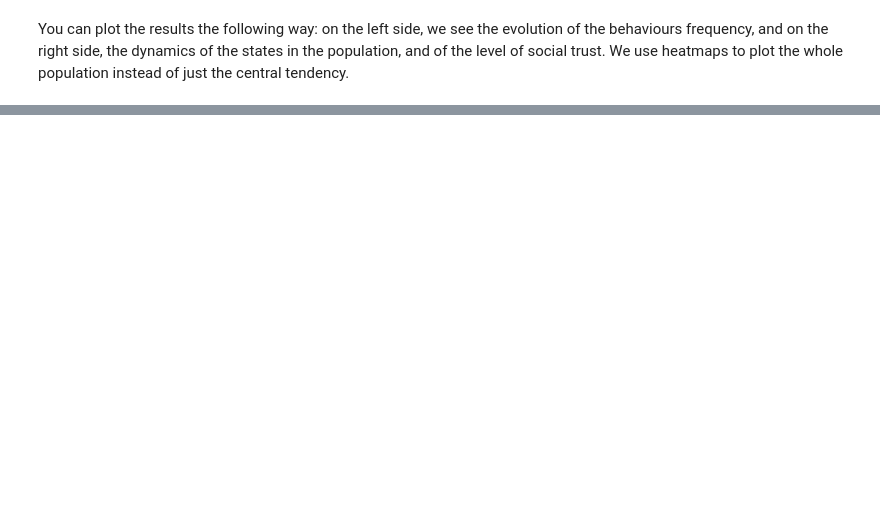
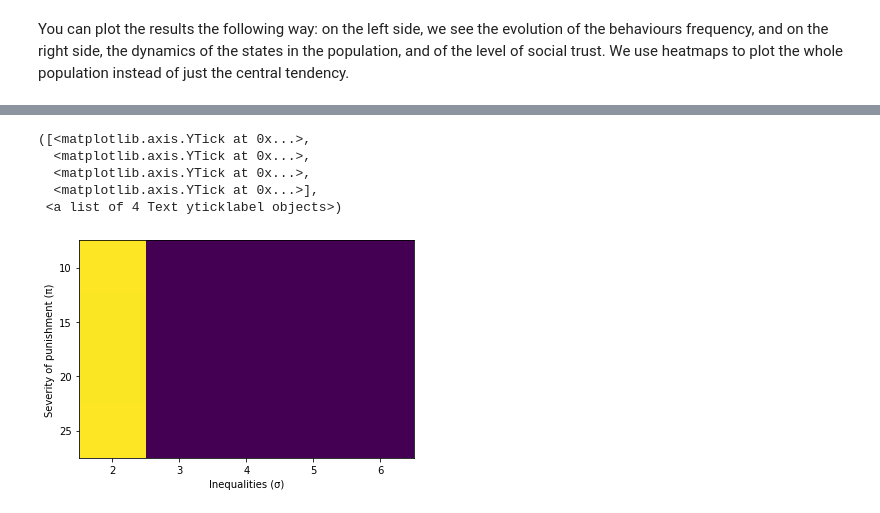
Before and after one commit to regicid/Deprivation-antisociality, a Jupyter notebook: Code.ipynb, the cells around one changed output, grey strips where cells are left out. Cells and saved outputs as stored; diff of their text form; code cells hidden in the pictures; blank space fills up the shorter version.

```diff
--- a/Code.ipynb
+++ b/Code.ipynb
@@ -922,0 +984,34 @@ plt.xticks(np.arange(5),R)
+# %%
+# This takes a long time to run
+
+r = 0.9
+affluence = 4
+n = 5
+a = 1.2
+SIGMA = [2,3,4,5,6]
+PUNISHMENT = [10,15,20,25]
+
+RESULTS = np.empty(shape=(len(PUNISHMENT),len(SIGMA)))
+for z,Z in enumerate(PUNISHMENT):
+    punishment = Z
+    for i,I in enumerate(SIGMA):
+        A = []
+        for h in range(20):
+            if(h>3 and np.mean(A) > 0.98): # Stop when an equilibrium is reached, to win some time
+                break
+            if(h>3 and np.mean(A) < 0.02):
+                break
+            P = Population()
+            Sigma = I
+            P.populate(affluence,Sigma,n,100)
+            for t in range(25):
+                P.collective_game()
+                P.information_foraging()
+                if t > 5 and P.history_cooperators_frequency[-1] > 0.98:
+                    break # This is just to speed up the code:
+                    # if there is no ambiguity (one equilibrium is reached certainly)
+                    # ...then we stop the loop to avoid wasting time
+            A.append(P.history_cooperators_frequency[-1])
+        RESULTS[z,i] = np.mean(A)
+        print(z,i)
+        print(np.mean(A))
@@ -922,0 +1036,13 @@ plt.xticks(np.arange(5),R)
+# %%
+plt.imshow(RESULTS,aspect = "auto")
+plt.xlabel("Inequalities (σ)")
+plt.xticks(np.arange(5),SIGMA)
+plt.ylabel("Severity of punishment (π)")
+plt.yticks(np.arange(4),PUNISHMENT)
+# %% [output]
+([<matplotlib.axis.YTick at 0x...>,
+  <matplotlib.axis.YTick at 0x...>,
+  <matplotlib.axis.YTick at 0x...>,
+  <matplotlib.axis.YTick at 0x...>],
+ <a list of 4 Text yticklabel objects>)
+[figure, added]
```
Also changed, not shown: parts of 21 cells of this notebook.
